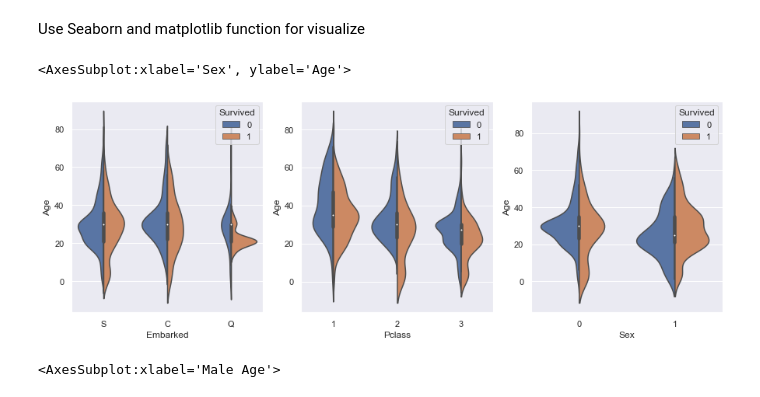
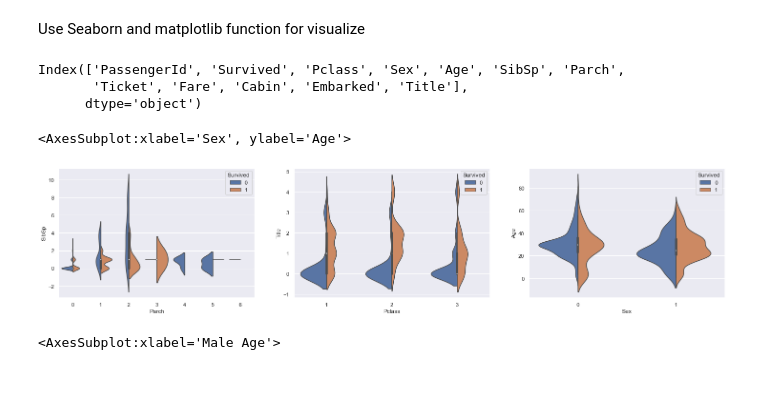
Before and after one commit to tanzim077/Titanic_survivor_prediction, a Jupyter notebook: Titanic_old.ipynb, the cells around one changed output. Drawn from its saved outputs; the diff is of its cells as text; code cells hidden in the pictures.

```diff
--- a/Titanic_old.ipynb
+++ b/Titanic_old.ipynb
@@ -187,18 +188,25 @@ train.head()
 | 4 | 5 | 0 | 3 | 0 | 35.0 | 0 | 0 | 373450 | 8.0500 | NaN | ... |
 # %% [markdown]
 Use Seaborn and matplotlib function for visualize
+# %%
+train.columns
+# %% [output]
+Index(['PassengerId', 'Survived', 'Pclass', 'Sex', 'Age', 'SibSp', 'Parch',
+       'Ticket', 'Fare', 'Cabin', 'Embarked', 'Title'],
+      dtype='object')
 # %%
-fig = plt.figure(figsize=(15,5))
+fig = plt.figure(figsize=(25,5))
 ax1 = fig.add_subplot(131)
 ax2 = fig.add_subplot(132)
 ax3 = fig.add_subplot(133)
 
-sns.violinplot(x="Embarked", y="Age", hue="Survived", data=train, split=True, ax=ax1)
-sns.violinplot(x="Pclass", y="Age", hue="Survived", data=train, split=True, ax=ax2)
+
+sns.violinplot(x="Parch", y="SibSp", hue="Survived", data=train, split=True, ax=ax1)
+sns.violinplot(x="Pclass", y="Title", hue="Survived", data=train, split=True, ax=ax2)
 sns.violinplot(x="Sex", y="Age", hue="Survived", data=train, split=True, ax=ax3)
 # %% [output]
 <AxesSubplot:xlabel='Sex', ylabel='Age'>
-[figure, old version]
+[figure, new version]
 # %%
 total_survived = train[train['Survived']==1]
 total_not_survived = train[train['Survived']==0]
```
Also changed, not shown: parts of 12 cells of this notebook, 2 other files.
